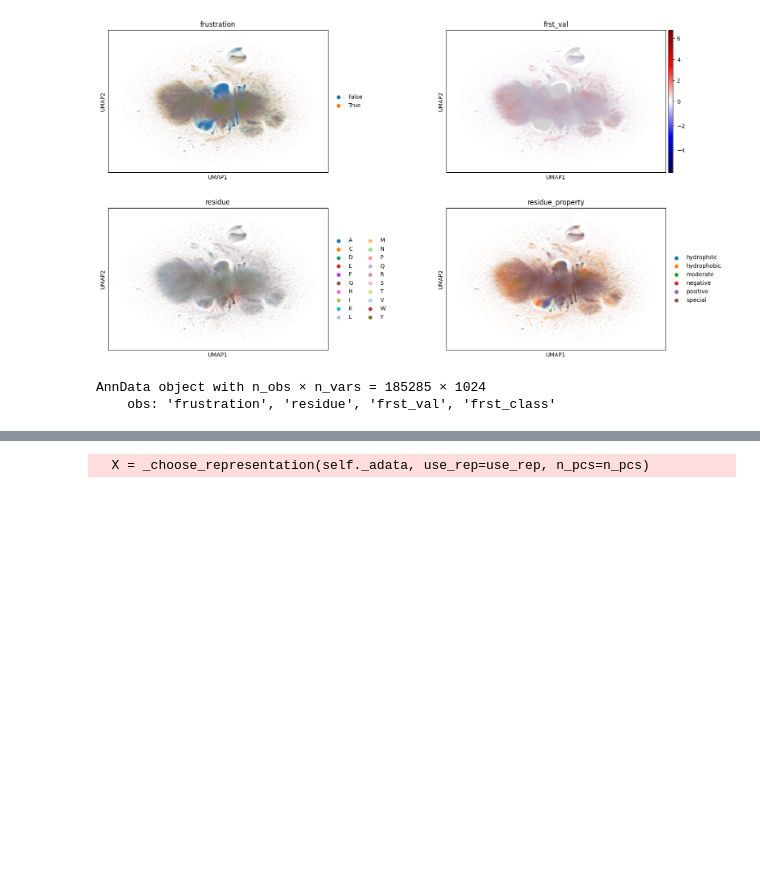
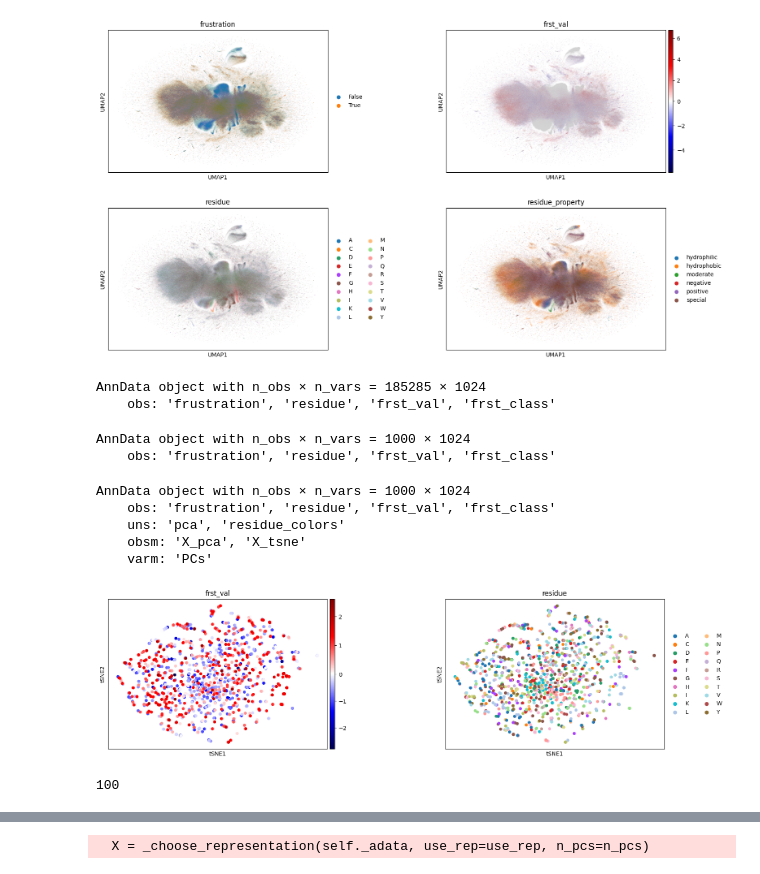
Before and after one commit to leuschjanphilipp/FrustrAI-Seq, a Jupyter notebook: notebooks/it2_debug.ipynb, the cells around one changed output, grey strips where cells are left out. Drawn from its saved outputs; the diff is of its cells as text; code cells hidden in the pictures; blank space fills up the shorter version.

```diff
--- a/notebooks/debug.ipynb
+++ b/notebooks/it2_debug.ipynb
@@ -190,3 +199,30 @@ adata_frst
 # %% [output]
 AnnData object with n_obs × n_vars = 185285 × 1024
     obs: 'frustration', 'residue', 'frst_val', 'frst_class'
+# %%
+adata_subsample = adata_frst[:1000].copy()
+adata_subsample
+# %% [output]
+AnnData object with n_obs × n_vars = 1000 × 1024
+    obs: 'frustration', 'residue', 'frst_val', 'frst_class'
+# %%
+sc.pp.pca(adata_subsample, n_comps=50)
+adata_subsample
+# %% [output]
+AnnData object with n_obs × n_vars = 1000 × 1024
+    obs: 'frustration', 'residue', 'frst_val', 'frst_class'
+    uns: 'pca', 'residue_colors'
+    obsm: 'X_pca', 'X_tsne'
+    varm: 'PCs'
+# %%
+from sklearn.manifold import TSNE
+tsne = TSNE(n_components=2, perplexity=100, n_jobs=8, random_state=42)
+tsne_results = tsne.fit_transform(adata_subsample.obsm['X_pca'])
+adata_subsample.obsm['X_tsne'] = tsne_results
+sc.pl.tsne(adata_subsample, color=['frst_val', 'residue'], ncols=2, wspace=0.4, cmap='seismic', vcenter=0,) #palette="tab20")
+# %% [output]
+[figure, added]
+# %%
+adata_subsample.n_obs // 100
+# %% [output]
+100
```
Also changed, not shown: parts of 19 cells of this notebook, 22 other files.
